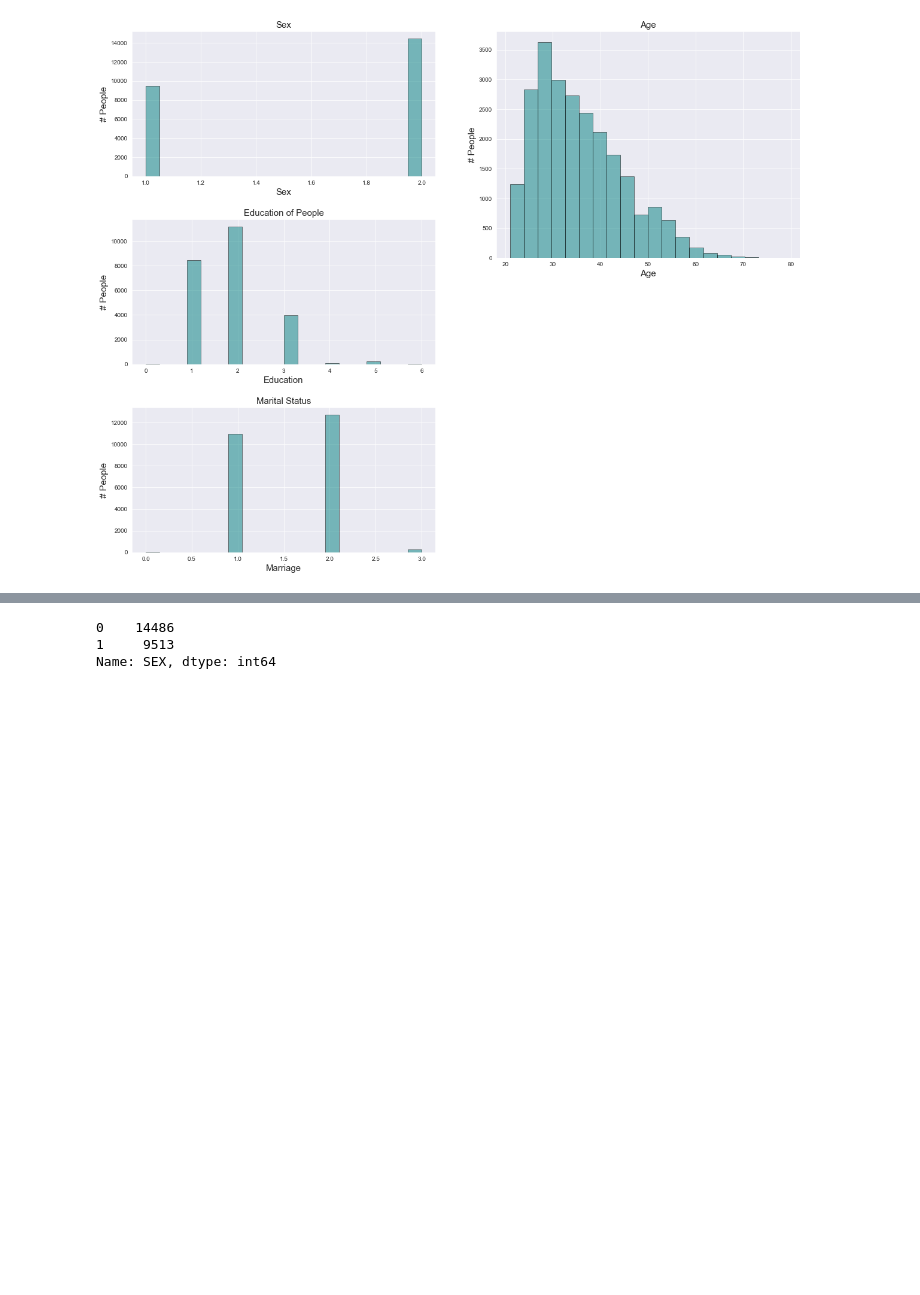
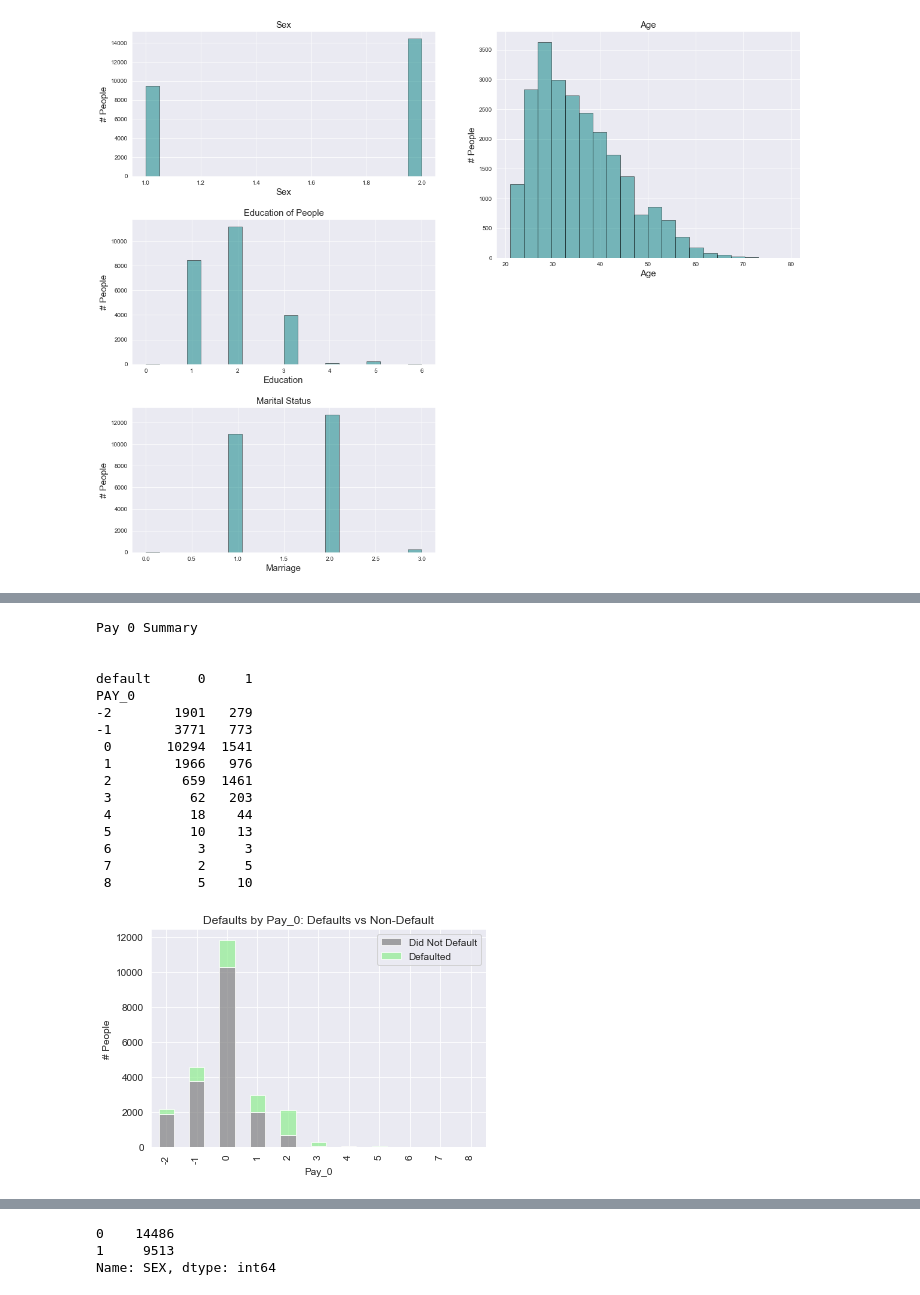
Before and after one commit to CaryMosley/Mod3Bakeoff, a Jupyter notebook: CaryBake.ipynb, the cells around one changed output, grey strips where cells are left out. Drawn from its saved outputs; the diff is of its cells as text; code cells hidden in the pictures; blank space fills up the shorter version.

```diff
--- a/CaryBake.ipynb
+++ b/CaryBake.ipynb
@@ -164,0 +210,35 @@ Name: MARRIAGE, dtype: int64
+# %%
+
+# Passenger class summary
+print('Pay 0 Summary')
+
+print('\n')
+print(df.groupby(['PAY_0','default']).PAY_0.count().unstack())
+
+# Passenger class visualization
+pclass = df.groupby(['PAY_0','default']).PAY_0.count().unstack()
+p1 = pclass.plot(kind = 'bar', stacked = True,
+                   title = 'Defaults by Pay_0: Defaults vs Non-Default',
+                   color = ['grey','lightgreen'], alpha = .70)
+p1.set_xlabel('Pay_0')
+p1.set_ylabel('# People')
+p1.legend(['Did Not Default','Defaulted'])
+plt.show()
+# %% [output]
+Pay 0 Summary
+
+
+default      0     1
+PAY_0
+-2        1901   279
+-1        3771   773
+ 0       10294  1541
+ 1        1966   976
+ 2         659  1461
+ 3          62   203
+ 4          18    44
+ 5          10    13
+ 6           3     3
+ 7           2     5
+ 8           5    10
+[figure, added]
```
Also changed, not shown: parts of 17 cells of this notebook.
